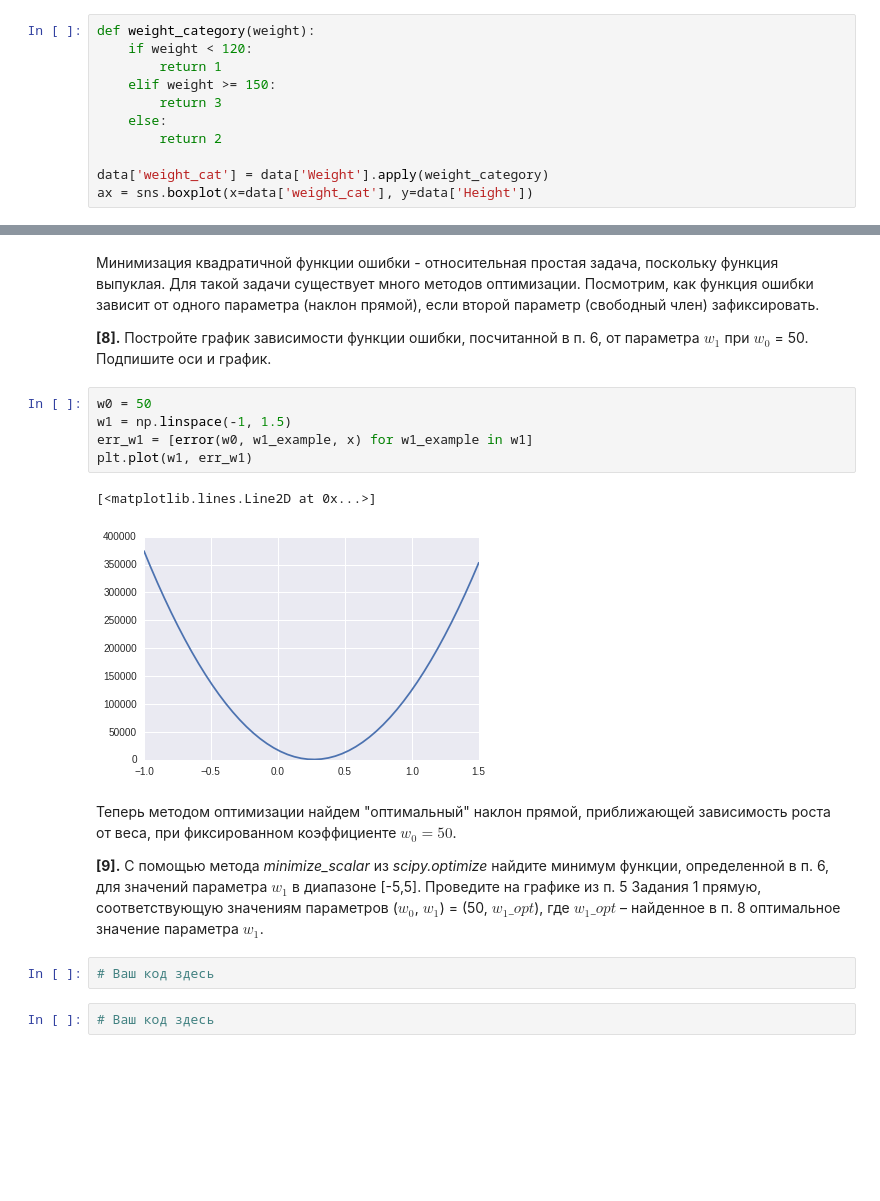
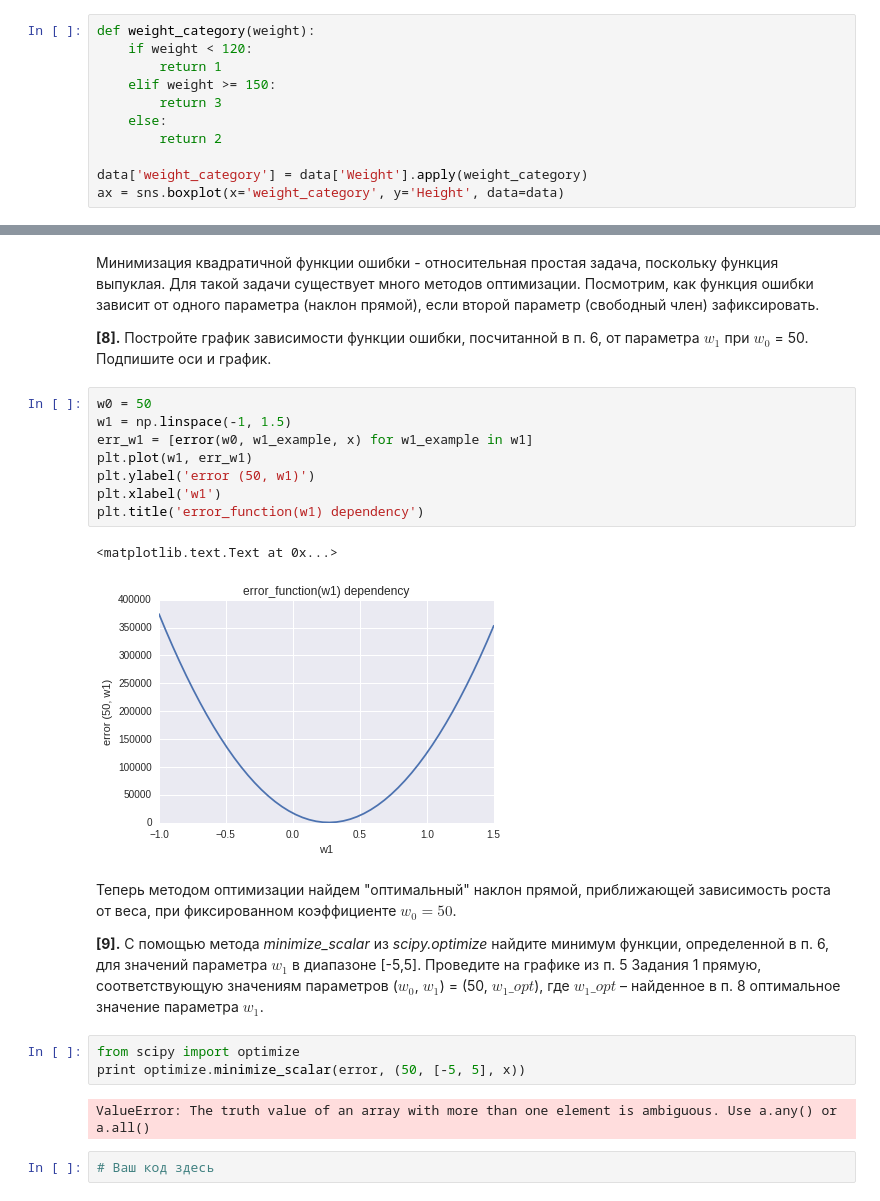
Before and after one commit to ElSacramento/ipython, a Jupyter notebook: peer_review_linreg_height_weight.ipynb, the cells around one changed output, grey strips where cells are left out. Cells and saved outputs as stored; diff of their text form; blank space fills up the shorter version.

```diff
--- a/peer_review_linreg_height_weight.ipynb
+++ b/peer_review_linreg_height_weight.ipynb
@@ -95,6 +95,6 @@ def weight_category(weight):
     else:
         return 2
 
-data['weight_cat'] = data['Weight'].apply(weight_category)
-ax = sns.boxplot(x=data['weight_cat'], y=data['Height'])
+data['weight_category'] = data['Weight'].apply(weight_category)
+ax = sns.boxplot(x='weight_category', y='Height', data=data)
 # %% [output]
@@ -142,17 +142,23 @@ plt.plot(x, [graph(50, 1.6, i) for i in x])
 # %%
 w0 = 50
 w1 = np.linspace(-1, 1.5)
 err_w1 = [error(w0, w1_example, x) for w1_example in w1]
 plt.plot(w1, err_w1)
+plt.ylabel('error (50, w1)')
+plt.xlabel('w1')
+plt.title('error_function(w1) dependency')
 # %% [output]
-[<matplotlib.lines.Line2D at 0x...>]
+<matplotlib.text.Text at 0x...>
-[figure, old version]
+[figure, new version]
 # %% [markdown]
 Теперь методом оптимизации найдем "оптимальный" наклон прямой, приближающей зависимость роста от веса, при фиксированном коэффициенте $w_0 = 50$.
 
 **[9].** С помощью метода *minimize_scalar* из *scipy.optimize* найдите минимум функции, определенной в п. 6, для значений параметра  $w_1$ в диапазоне [-5,5]. Проведите на графике из п. 5 Задания 1 прямую, соответствующую значениям параметров ($w_0$, $w_1$) = (50, $w_1\_opt$), где $w_1\_opt$ – найденное в п. 8 оптимальное значение параметра $w_1$.
-# %%
-# Ваш код здесь
+# %%
+from scipy import optimize
+print optimize.minimize_scalar(error, (50, [-5, 5], x))
+# %% [output]
+ValueError: The truth value of an array with more than one element is ambiguous. Use a.any() or a.all()
 # %%
 # Ваш код здесь
 # %% [markdown]
```
Also changed, not shown: parts of 3 cells of this notebook.
